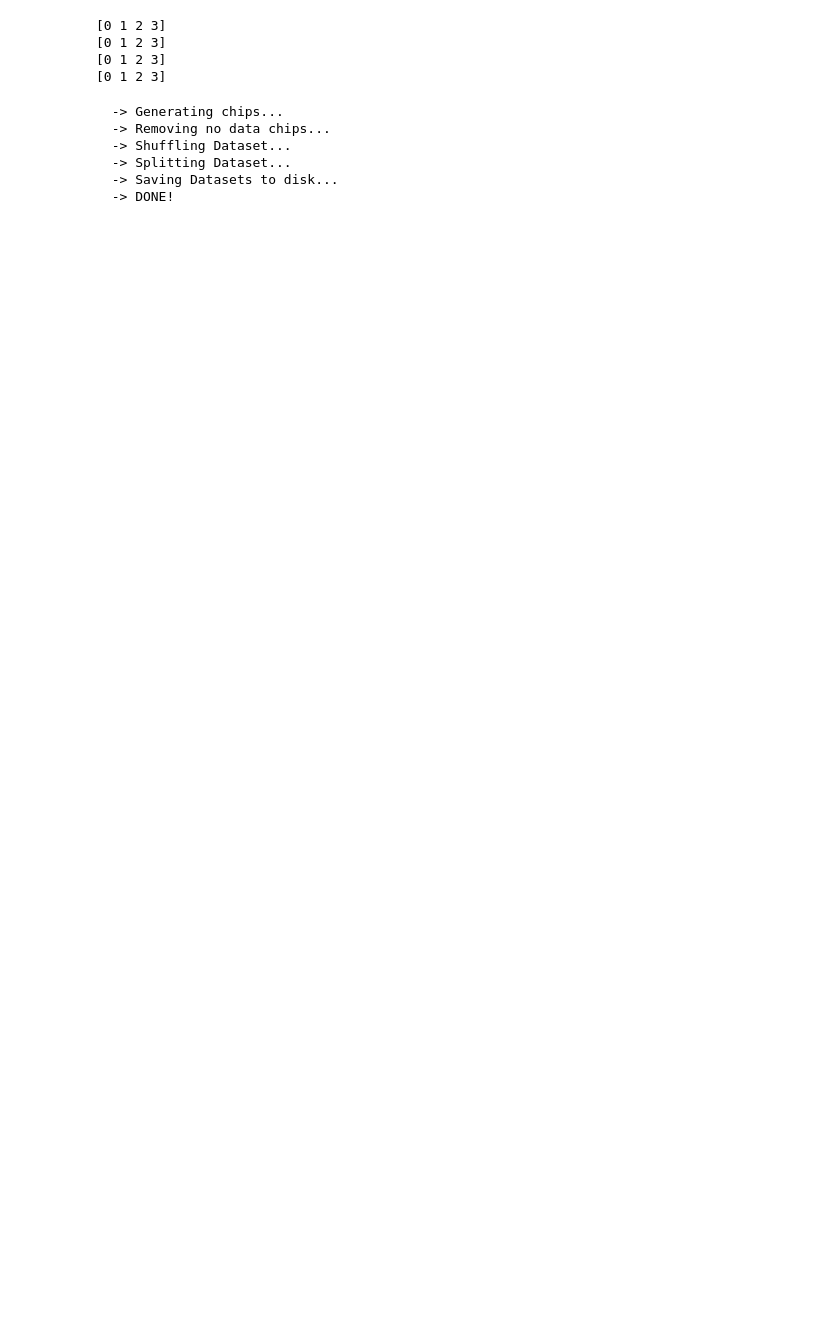
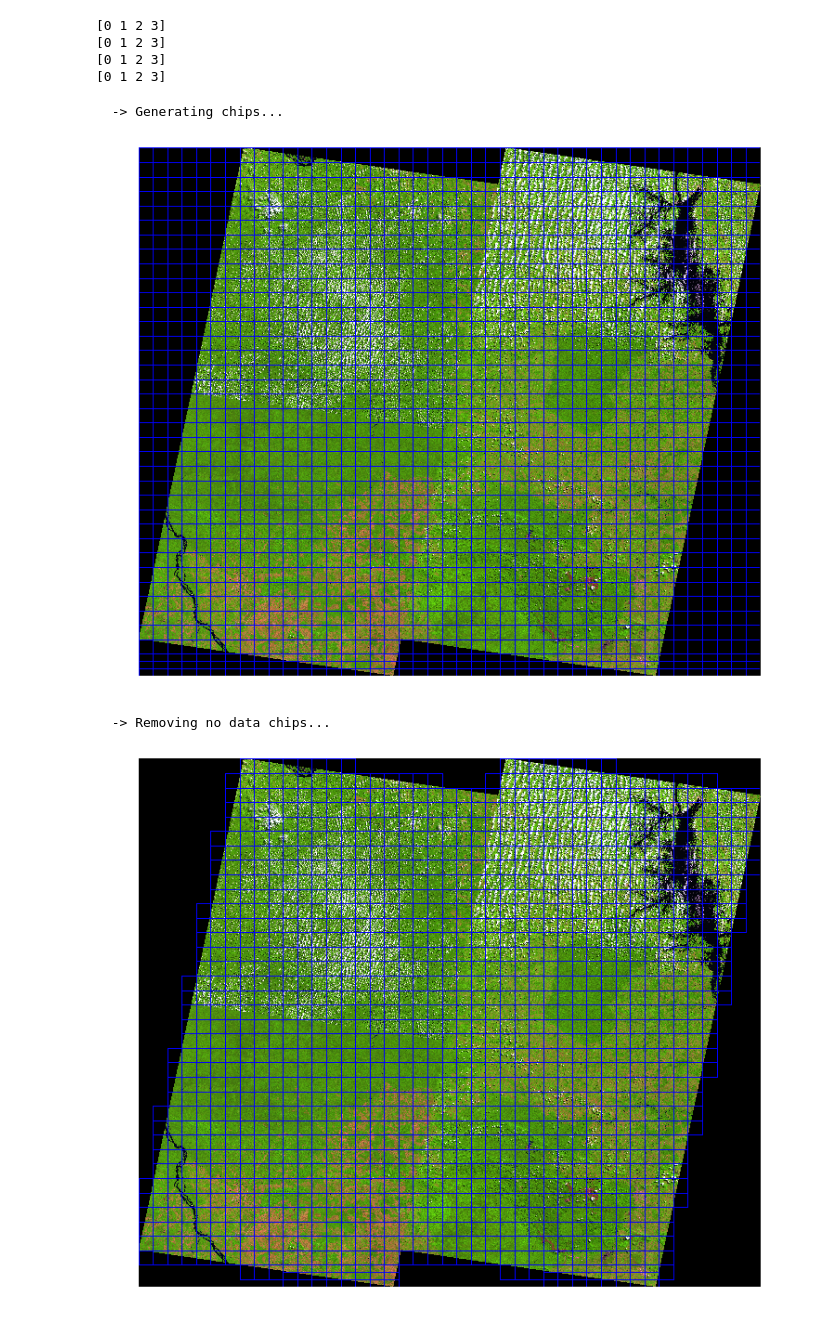
Before and after one commit to rvmaretto/deepgeo, a Jupyter notebook: notebooks/paper_deforestation_2018/generate_dataset_paper-timestack.ipynb, the cells around one changed output. Cells and saved outputs as stored; diff of their text form; code cells hidden in the pictures; blank space fills up the shorter version.

```diff
--- a/notebooks/paper_deforestation_2018/generate_dataset_paper-timestack.ipynb
+++ b/notebooks/paper_deforestation_2018/generate_dataset_paper-timestack.ipynb
@@ -28,9 +28,10 @@ reload(vis)
 %matplotlib inline
 # %%
 # Input Files
-DATA_DIR = "/home/raian/doutorado/Dados/generated"
-shape_file = os.path.join(DATA_DIR, 'Prodes_mosaic.shp')
-rasters_dir = os.path.join(DATA_DIR, 'images_5bands')
+# DATA_DIR = "/home/raian/doutorado/Dados/generated"
+DATA_DIR = "/home/raian/ftp_fip/dados_raian"
+shape_file = os.path.join(DATA_DIR, 'labels', 'Prodes_mosaic.shp')
+rasters_dir = os.path.join(DATA_DIR, 'imgs', 'images_5bands')
 
 years = [2014, 2015, 2016, 2017]
 # years = [2013, 2014, 2015, 2016, 2017]
@@ -50,11 +51,11 @@ standardization = 'reduce_sr'
 # norm_range = {'min': 0, 'max': 1}
 # chip_size = 286
 chip_size = 316
-tolerance_nodata = 0.0
+tolerance_nodata = 0.999
 
 # Output Files
 output_path = DATA_DIR
-out_labels_path = os.path.join(DATA_DIR, 'labels_one_def_cl')
+out_labels_path = os.path.join(DATA_DIR, 'labels', 'labels_one_def_cl')
 out_labels = [os.path.join(out_labels_path, 'labels_cloudless_%d.tif' % i) for i in years]
 
 # output_shp = os.path.join(output_path, "new_samples.shp")
@@ -110,10 +111,10 @@ for file in raster_files:
     preproc = prep.Preprocessor(file, no_data=-9999)
     preproc.remove_bands(qa_bands)
     preproc.set_nodata_value(dataset_description['img_no_data'])
-    original_raster = preproc.get_raster_stacked_raster()
+    original_raster = preproc.get_array_stacked_raster()
 
-    vis.plot_image_histogram(original_raster, cmap=["green", "red", "cyan", "blue", "yellow"],
-                             title="Original Raster", legend=bands)
+#     vis.plot_image_histogram(original_raster, cmap=["green", "red", "cyan", "blue", "yellow"],
+#                              title="Original Raster", legend=bands)
 
     if indexes_to_compute != 'none':
         preproc.compute_indexes(indexes_to_compute)
@@ -123,6 +124,6 @@ for file in raster_files:
     else:
         preproc.standardize_image(dataset_description['standardization'])
 
-    raster_arrays.append(preproc.get_raster_stacked_raster())
-    print('SHAPE: ', preproc.get_raster_stacked_raster().shape)
+    raster_arrays.append(preproc.get_array_stacked_raster())
+    print('SHAPE: ', preproc.get_array_stacked_raster().shape)
 # %% [output]
@@ -154,31 +150,36 @@ for i in rasterized_layers:
 # %%
 reload(dsgen)
 generator = dsgen.DatasetGenerator(raster_arrays,
                                    rasterized_layers,
                                    description=dataset_description)
 params = {'win_size': chip_size}
 generator.generate_chips(params)
+chip_struct = generator.get_samples()
+vis.plot_chips(chip_struct, raster_arrays[0], bands=[8, 7, 6], contrast=True)
+generator.remove_no_data(tolerance=tolerance_nodata)
+chip_struct = generator.get_samples()
+# generator.shuffle_ds()
+# generator.split_ds()
+# generator.save_to_disk(output_ds, ds_file_name)
 # chip_struct = generator.get_samples()
-# vis.plot_chips(chip_struct, raster_arrays[0], bands=[8, 7, 6], contrast=False)
-generator.remove_no_data(tolerance=tolerance_nodata)
-generator.shuffle_ds()
-generator.split_ds()
-generator.save_to_disk(output_ds, ds_file_name)
-# chip_struct = generator.get_samples()
-# vis.plot_chips(chip_struct, raster_arrays[0], bands=[8, 7, 6], contrast=False)
+for i in range(0, raster_arrays[0].shape[2]):
+    arr_band = np.ma.masked_array(raster_arrays[0][:,:,i], raster_arrays[0][:,:,i] <=0.0003)
+    if i == 0:
+        new_arr = arr_band
+    else:
+        new_arr = np.ma.dstack((new_arr, arr_band))
+vis.plot_chips(chip_struct, new_arr, bands=[8, 7, 6], contrast=True)
 
 # =========================================
 # TODO: Move this dataset generation to a .py
 # file and keep this notebook only for plotting strategies.
 # Put progress bar here
 # =========================================
 # %% [output]
   -> Generating chips...
-  -> Removing no data chips...
-  -> Shuffling Dataset...
-  -> Splitting Dataset...
-  -> Saving Datasets to disk...
-  -> DONE!
+[figure, added]
+  -> Removing no data chips...
+[figure, added]
 # %%
 # chip_struct = {'chips': [],
 #                'labels': [],
```
Also changed, not shown: parts of 2 cells of this notebook, 14 other files.
